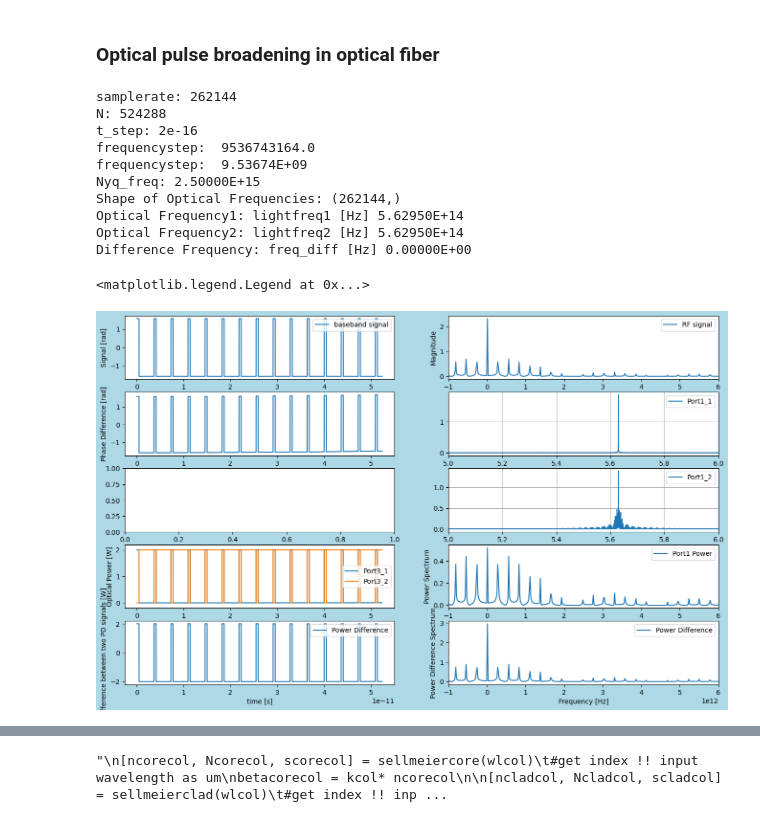
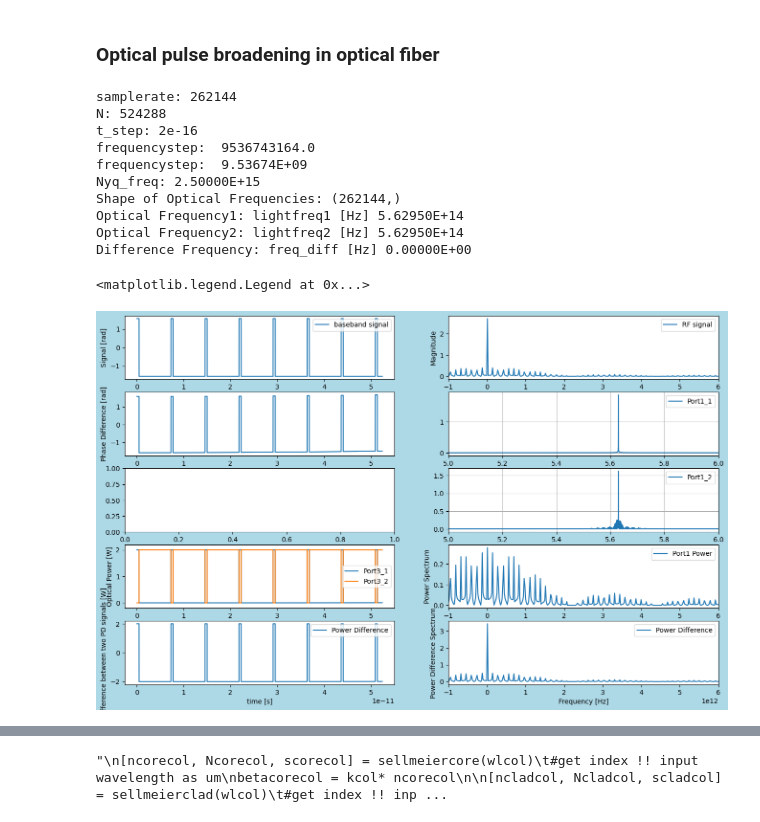
Before and after one commit to tacticstactics/Optical-pulse-broadening, a Jupyter notebook: optical_pulse_broadening_optical_fibers.ipynb, the cells around one changed output, grey strips where cells are left out. Drawn from its saved outputs; the diff is of its cells as text; code cells hidden in the pictures.

```diff
--- a/optical_pulse_broadening_optical_fibers.ipynb
+++ b/optical_pulse_broadening_optical_fibers.ipynb
@@ -66,10 +66,10 @@ print('Shape of Optical Frequencies:',optical_frequencies.shape)
 
 amp_c = 0.5 * np.pi
 
-freq_rf = 2**38 # 2**38 = 275 e9
+freq_rf = 2**37 # 2**38 = 275 e9
 
-#duty_ratio = 0.0625
-duty_ratio = 0.125
+duty_ratio = 0.0625
+#duty_ratio = 0.125
 #duty_ratio = 0.25
 
 md = 1 # modulation depth. 1 = 100 %
@@ -251,34 +251,34 @@ fft_Port2_powercol = fftshift(fft(Port3_2_powercol))
 #ax1_8.plot(xf, 2.0/samplerate * np.abs(Port1_powercol_f[0:samplerate//2]),label="Port1 Power")
 ax1_8.plot(optical_frequencies, 2.0/samplerate * np.abs(fft_Port1_powercol),label="Port1 Power")
 ax1_8.set_ylabel("Power Spectrum")
 #ax1_8.set_xlim(-1e12,6e12)
 
 #ax1_8.plot(xf, 2.0/samplerate * np.abs(Port2_powercol_f[0:samplerate//2]), label="Port2 Power")
 
 ax1_8.set_xlim(-1e12,6e12)
 ax1_8.legend()
 
 fft_Power_diffcol = fftshift(fft(Power_diffcol))
 #ax1_10.plot(xf, 2.0/samplerate * np.abs(Power_diffcol_f[0:samplerate//2]), label="Power Difference")
 ax1_10.plot(optical_frequencies, 2.0/samplerate * np.abs(fft_Power_diffcol), label="Power Difference")
 
 ax1_10.set_xlabel("Frequency [Hz]")
 ax1_10.set_ylabel("Power Difference Spectrum")
 ax1_10.set_xlim(-1e12,6e12)
 ax1_10.legend()
 # %% [output]
 samplerate: 262144
 N: 524288
 t_step: 2e-16
 frequencystep:  9536743164.0
 frequencystep:  9.53674E+09
 Nyq_freq: 2.50000E+15
 Shape of Optical Frequencies: (262144,)
 Optical Frequency1: lightfreq1 [Hz] 5.62950E+14
 Optical Frequency2: lightfreq2 [Hz] 5.62950E+14
 Difference Frequency: freq_diff [Hz] 0.00000E+00
 <matplotlib.legend.Legend at 0x...>
-[figure, old version]
+[figure, new version]
 # %%
 
 fft_random_analog_signal = fftshift(fft(Port3_1_EFcol))
```
Also changed, not shown: parts of 4 cells of this notebook.
